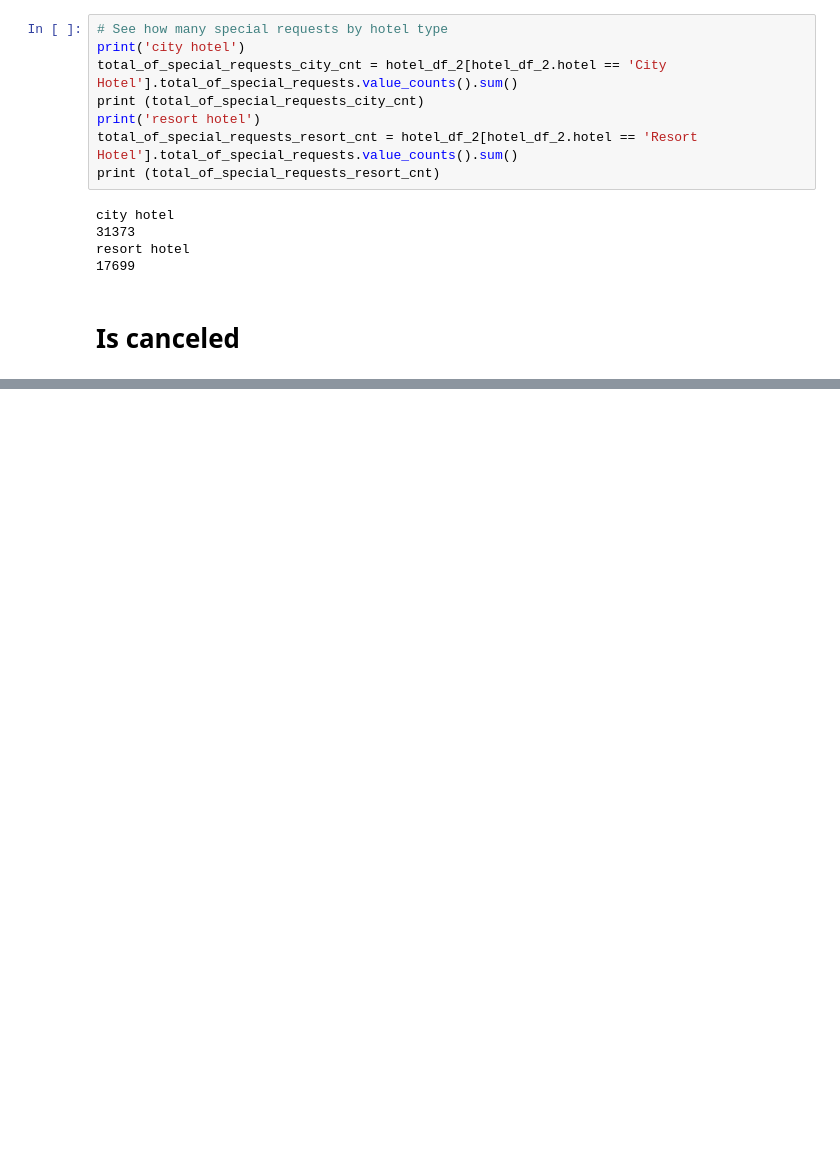
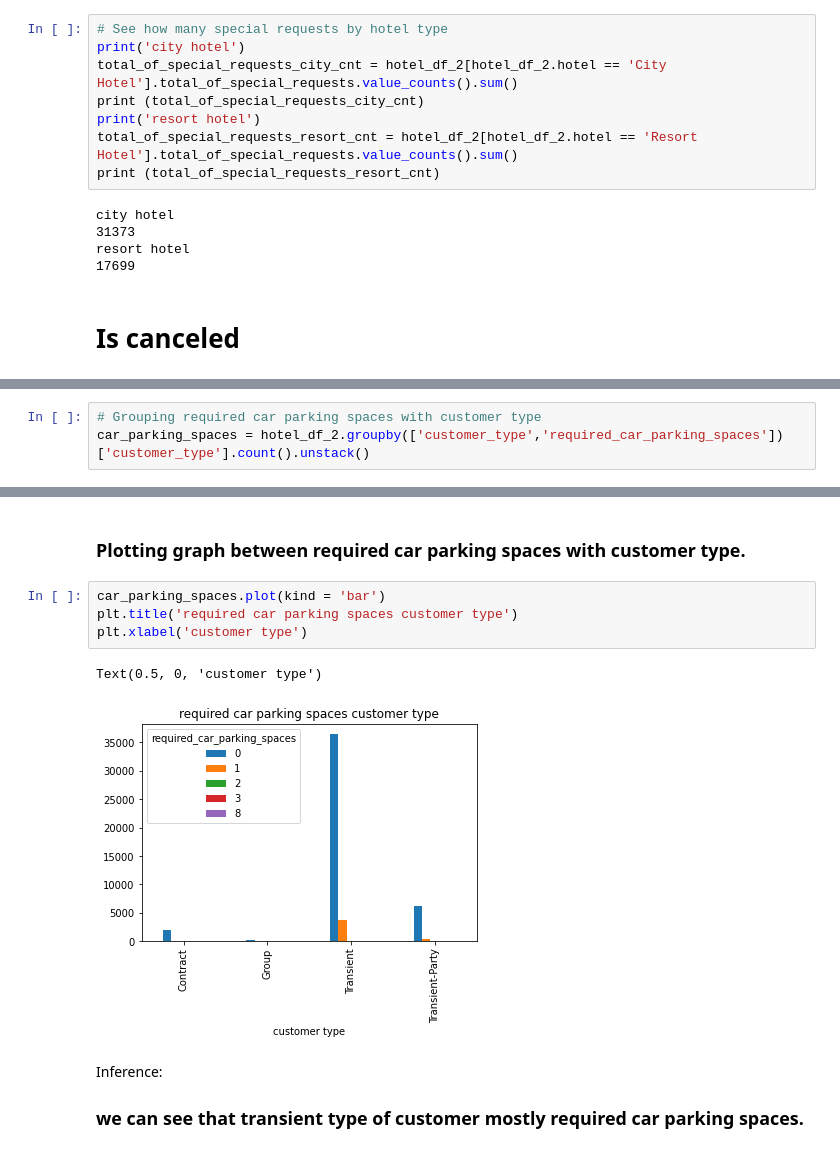
Before and after one commit to Ishansingh438/EDA-Hotel-Booking-Analysis-project, a Jupyter notebook: Ishan_Singh_Hotel_Booking_Analysis_Capstone_Project.ipynb, the cells around one changed output, grey strips where cells are left out. Saved outputs shown, nothing was run; the diff lists cells and outputs as text; blank space fills up the shorter version.

```diff
--- a/Ishan_Singh_Hotel_Booking_Analysis_Capstone_Project.ipynb
+++ b/Ishan_Singh_Hotel_Booking_Analysis_Capstone_Project.ipynb
@@ -320,0 +435,3 @@ Canceled: 3906
+# %%
+# Grouping required car parking spaces with customer type
+car_parking_spaces = hotel_df_2.groupby(['customer_type','required_car_parking_spaces'])['customer_type'].count().unstack()
@@ -320,0 +447,12 @@ Canceled: 3906
+# %% [markdown]
+### Plotting graph between required car parking spaces with customer type.
+# %%
+car_parking_spaces.plot(kind = 'bar')
+plt.title('required car parking spaces customer type')
+plt.xlabel('customer type')
+# %% [output]
+Text(0.5, 0, 'customer type')
+[figure, added]
+# %% [markdown]
+Inference:
+### we can see that transient type of customer mostly required car parking spaces.
```
Also changed, not shown: parts of 24 cells of this notebook.
